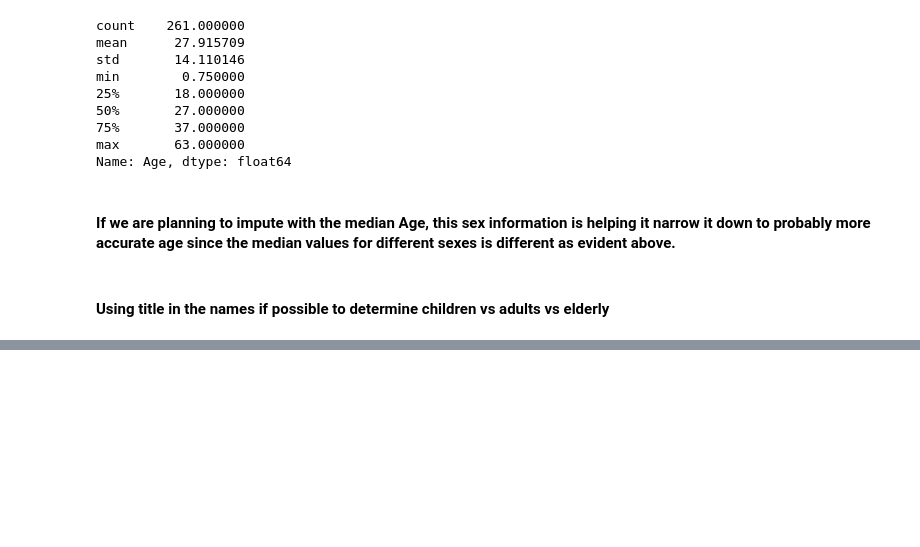
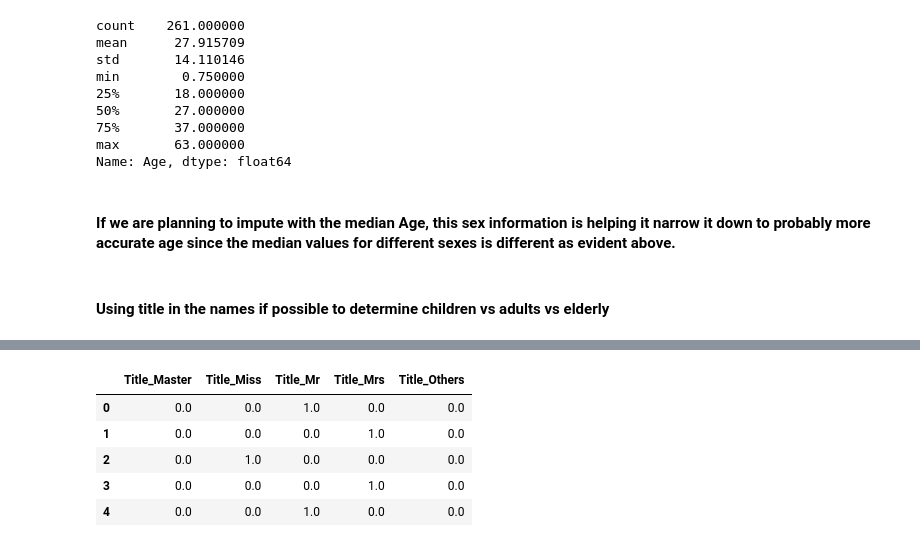
Before and after one commit to abhishekjain88/titanic-kaggle, a Jupyter notebook: Titanic Competition.ipynb, the cells around one changed output, grey strips where cells are left out. Drawn from its saved outputs; the diff is of its cells as text; code cells hidden in the pictures; blank space fills up the shorter version.

```diff
--- a/Titanic Competition.ipynb
+++ b/Titanic Competition.ipynb
@@ -697,3 +697,6 @@ Name: Age, dtype: float64
 #### If we are planning to impute with the median Age, this sex information is helping it narrow it down to probably more accurate age since the median values for different sexes is different as evident above.
 # %% [markdown]
 #### Using title in the names if possible to determine children vs adults vs elderly
+# %%
+titles = titanic['Name'].str.extract(r'(?P<letter>\w+)\.')
+titles.head()
@@ -699,0 +779,3 @@ Name: Age, dtype: float64
+# %%
+titanic.loc[:, 'Title'] = titles.letter
+titanic.head()
@@ -699,0 +825,10 @@ Name: Age, dtype: float64
+# %%
+encoded_df = pd.DataFrame(data=encoded_title, columns = ['Title_Master', 'Title_Miss', 'Title_Mr', 'Title_Mrs', 'Title_Others'])
+encoded_df.head()
+# %% [output]
+|  | Title_Master | Title_Miss | Title_Mr | Title_Mrs | Title_Others |
+| 0 | 0.0 | 0.0 | 1.0 | 0.0 | 0.0 |
+| 1 | 0.0 | 0.0 | 0.0 | 1.0 | 0.0 |
+| 2 | 0.0 | 1.0 | 0.0 | 0.0 | 0.0 |
+| 3 | 0.0 | 0.0 | 0.0 | 1.0 | 0.0 |
+| 4 | 0.0 | 0.0 | 1.0 | 0.0 | 0.0 |
```
Also changed, not shown: parts of 26 cells of this notebook.
